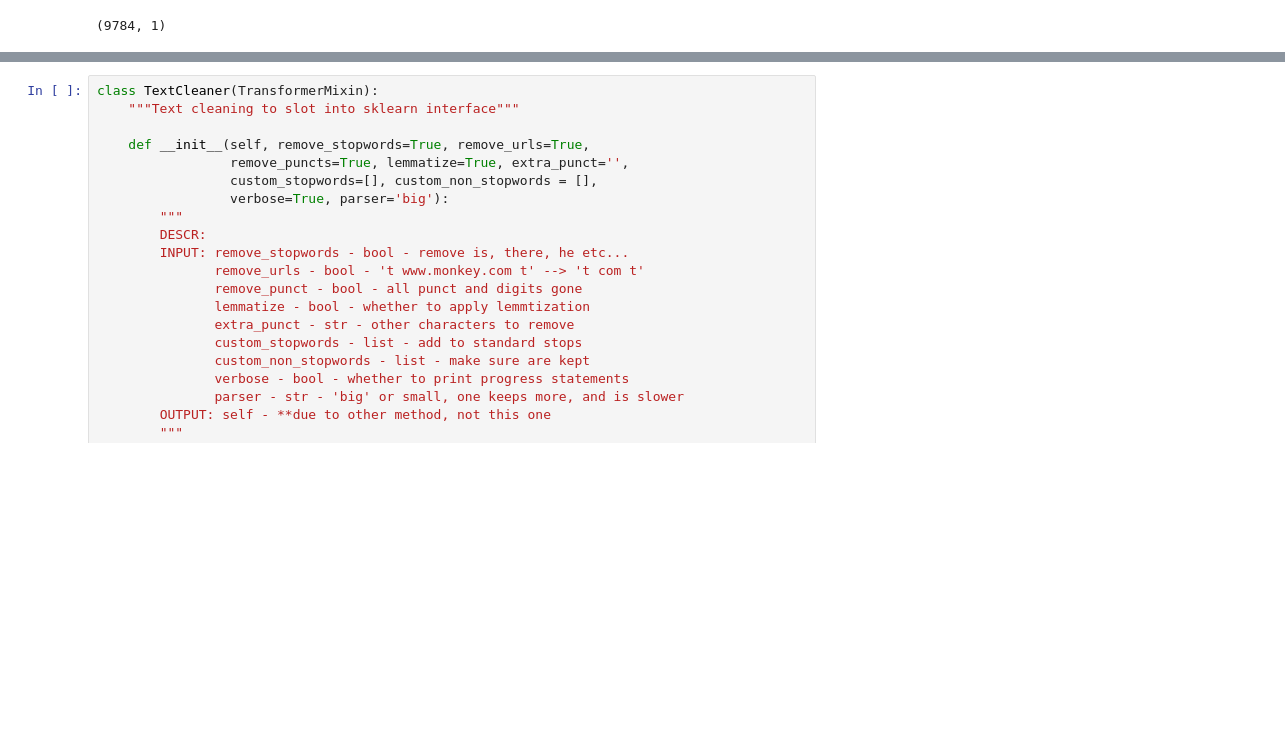
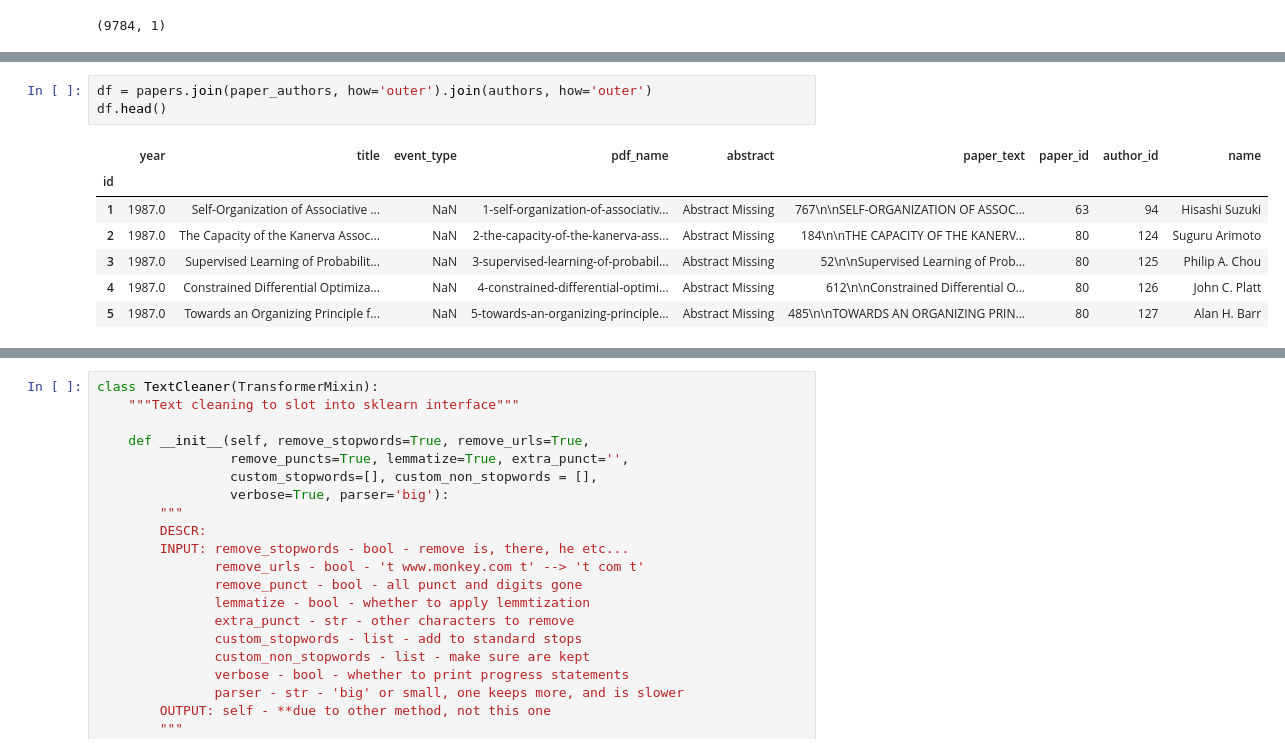
Before and after one commit to paulmattheww/Harvard-CS82-Advanced-ML, a Jupyter notebook: Assignments/HW2/HW2 Group Assignment.ipynb, the cells around one changed output, grey strips where cells are left out. Cells and saved outputs as stored; diff of their text form; blank space fills up the shorter version.

```diff
--- a/Assignments/HW2/HW2 Group Assignment.ipynb
+++ b/Assignments/HW2/HW2 Group Assignment.ipynb
@@ -87,0 +124,11 @@ papers.head()
+# %%
+df = papers.join(paper_authors, how='outer').join(authors, how='outer')
+df.head()
+# %% [output]
+|  | year | title | event_type | pdf_name | abstract | paper_text | paper_id | author_id | name |
+| id |  |  |  |  |  |  |  |  |  |
+| 1 | 1987.0 | Self-Organization of Associative ... | NaN | 1-self-organization-of-associativ... | Abstract Missing | 767\n\nSELF-ORGANIZATION OF ASSOC... | 63 | 94 | Hisashi Suzuki |
+| 2 | 1987.0 | The Capacity of the Kanerva Assoc... | NaN | 2-the-capacity-of-the-kanerva-ass... | Abstract Missing | 184\n\nTHE CAPACITY OF THE KANERV... | 80 | 124 | Suguru Arimoto |
+| 3 | 1987.0 | Supervised Learning of Probabilit... | NaN | 3-supervised-learning-of-probabil... | Abstract Missing | 52\n\nSupervised Learning of Prob... | 80 | 125 | Philip A. Chou |
+| 4 | 1987.0 | Constrained Differential Optimiza... | NaN | 4-constrained-differential-optimi... | Abstract Missing | 612\n\nConstrained Differential O... | 80 | 126 | John C. Platt |
+| 5 | 1987.0 | Towards an Organizing Principle f... | NaN | 5-towards-an-organizing-principle... | Abstract Missing | 485\n\nTOWARDS AN ORGANIZING PRIN... | 80 | 127 | Alan H. Barr |
```
Also changed, not shown: parts of 13 cells of this notebook.
